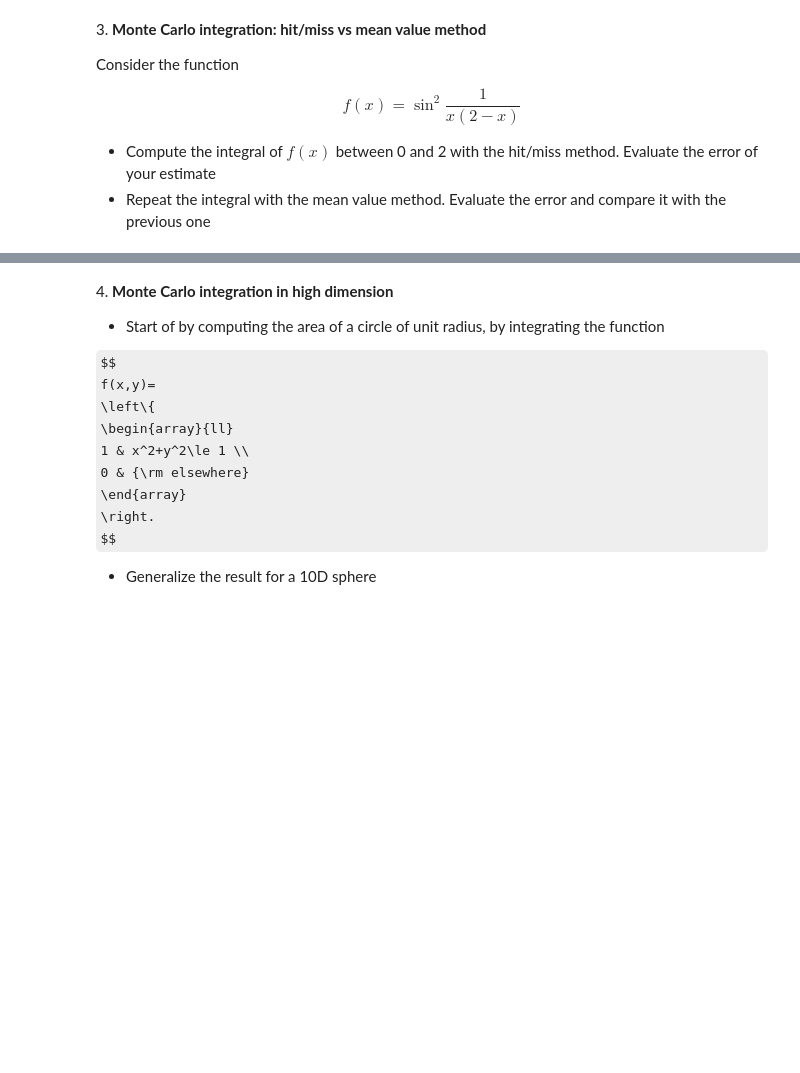
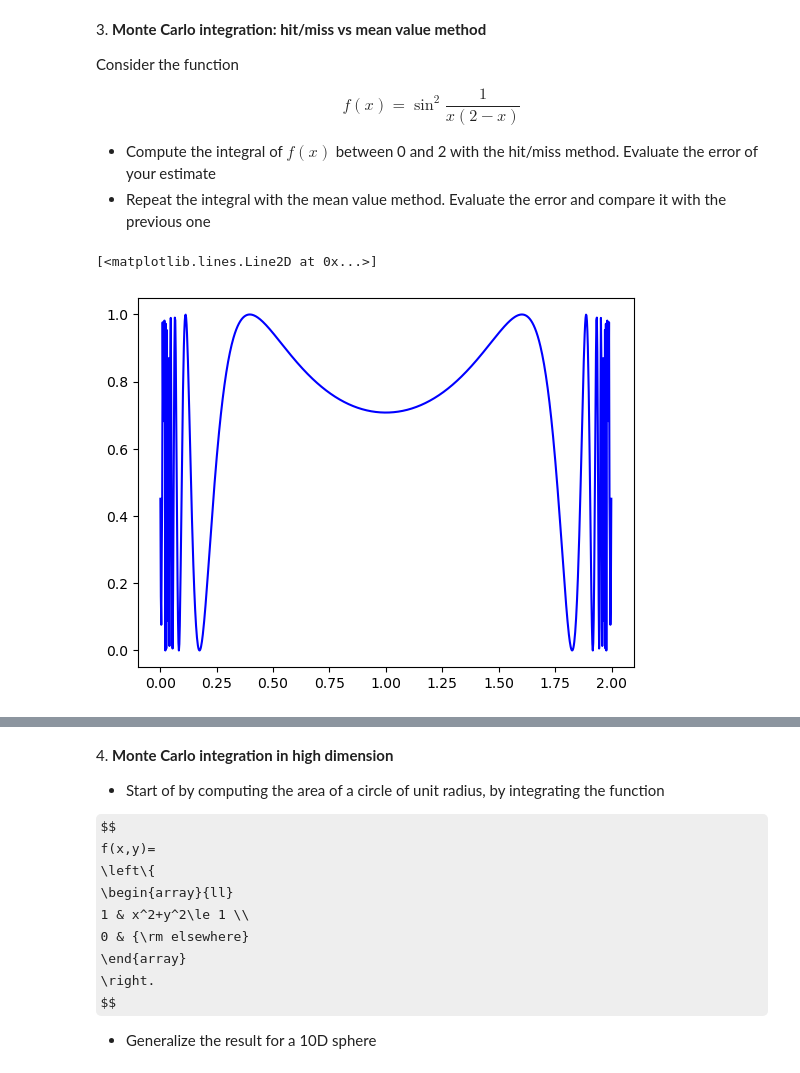
Before and after one commit to vepe99/LaboratoryOfComputationalPhysics_Y5, a Jupyter notebook: 10ex_MonteCarlo.ipynb, the cells around one changed output, grey strips where cells are left out. Saved outputs shown, nothing was run; the diff lists cells and outputs as text; code cells hidden in the pictures; some formulas as TeX source; blank space fills up the shorter version.

```diff
--- a/10ex_MonteCarlo.ipynb
+++ b/10ex_MonteCarlo.ipynb
@@ -71,3 +117,12 @@ $$f(x) =\sin^2{\frac{1}{x(2-x)}}$$
 
 * Compute the integral of $f(x)$ between 0 and 2 with the hit/miss method. Evaluate the error of your estimate
 * Repeat the integral with the mean value method. Evaluate the error and compare it with the previous one
+# %%
+x = np.linspace(0.001,1.999,1000)
+def f(t):
+    return np.sin(1/(t*(2-t)))**2
+
+plt.plot(x, f(x), '-b')
+# %% [output]
+[<matplotlib.lines.Line2D at 0x...>]
+[figure, added]
```
Also changed, not shown: parts of 10 cells of this notebook, 1 other file.
